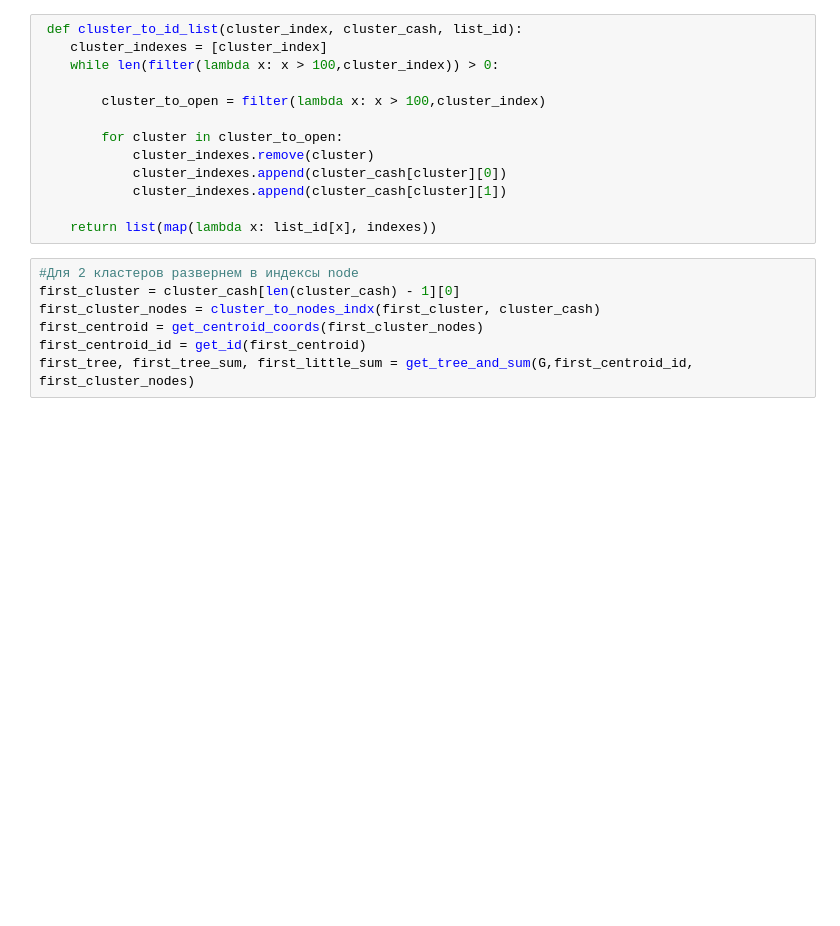
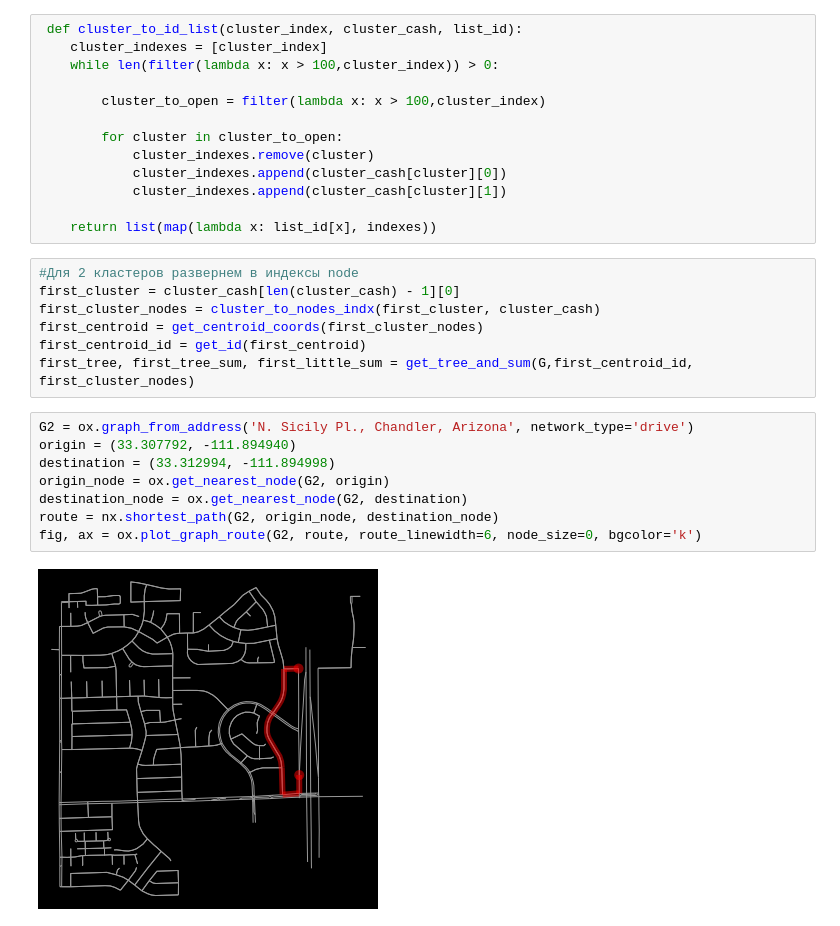
Before and after one commit to vladbusel/graph_tasks, a Jupyter notebook: solution.ipynb, the cells around one changed output. Drawn from its saved outputs; the diff is of its cells as text; blank space fills up the shorter version.

```diff
--- a/solution.ipynb
+++ b/solution.ipynb
@@ -589,3 +607,13 @@ first_cluster_nodes = cluster_to_nodes_indx(first_cluster, cluster_cash)
 first_centroid = get_centroid_coords(first_cluster_nodes)
 first_centroid_id = get_id(first_centroid)
 first_tree, first_tree_sum, first_little_sum = get_tree_and_sum(G,first_centroid_id, first_cluster_nodes)
+# %%
+G2 = ox.graph_from_address('N. Sicily Pl., Chandler, Arizona', network_type='drive')
+origin = (33.307792, -111.894940)
+destination = (33.312994, -111.894998)
+origin_node = ox.get_nearest_node(G2, origin)
+destination_node = ox.get_nearest_node(G2, destination)
+route = nx.shortest_path(G2, origin_node, destination_node)
+fig, ax = ox.plot_graph_route(G2, route, route_linewidth=6, node_size=0, bgcolor='k')
+# %% [output]
+[figure, added]
```
Also changed, not shown: parts of 5 cells of this notebook.
